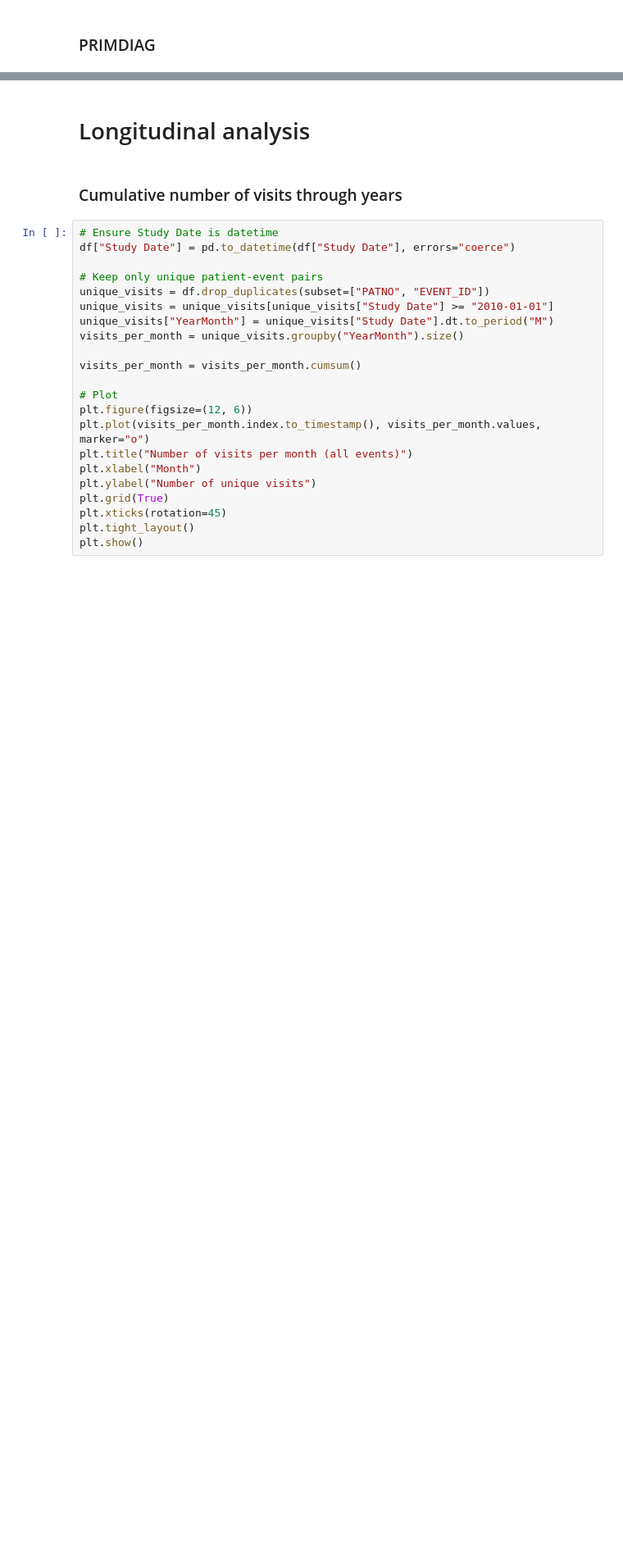
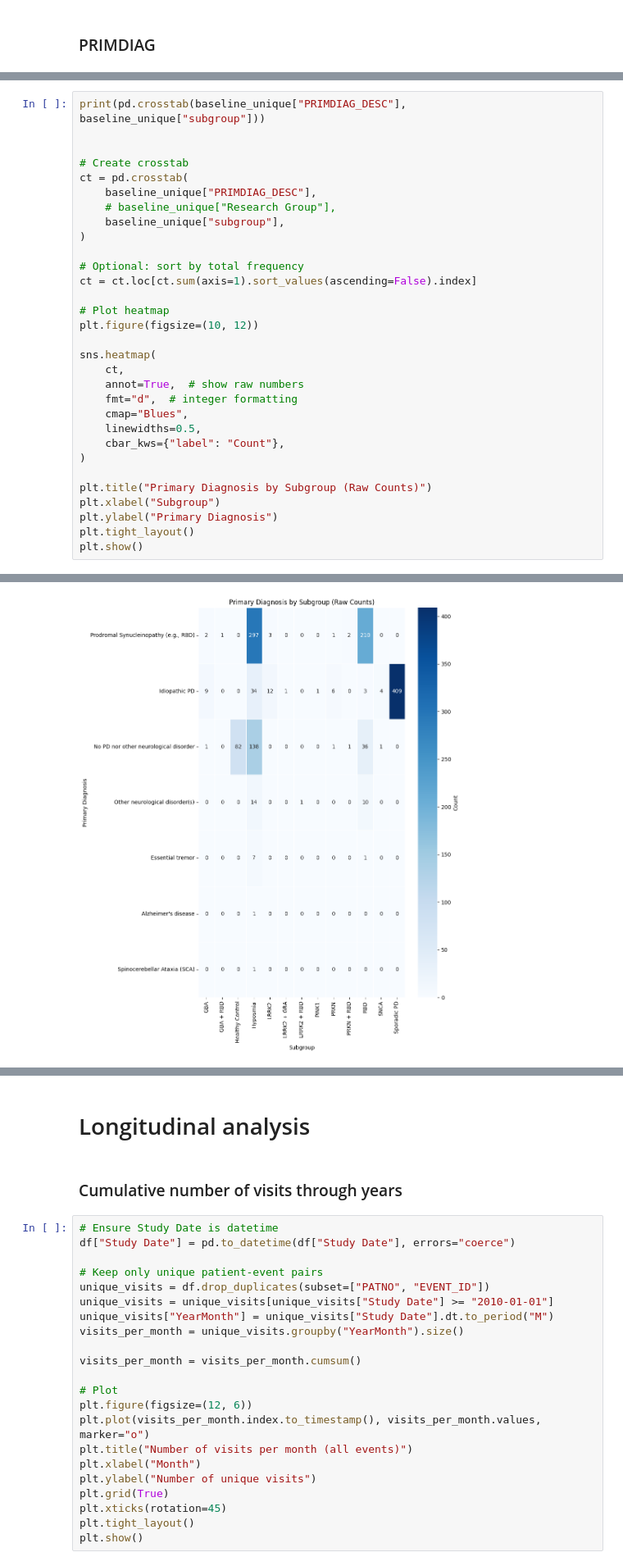
Before and after one commit to PierreFalconnier/mri-preprocessing, a Jupyter notebook: csv_exploration/PPMI_explo/PPMI_utlimate_exploration.ipynb, the cells around one changed output, grey strips where cells are left out. Shown at 82% size. Saved outputs shown, nothing was run; the diff lists cells and outputs as text; blank space fills up the shorter version.

```diff
--- a/csv_exploration/PPMI_explo/PPMI_utlimate_exploration.ipynb
+++ b/csv_exploration/PPMI_explo/PPMI_utlimate_exploration.ipynb
@@ -389,0 +478,32 @@ plot_bar(
+# %%
+print(pd.crosstab(baseline_unique["PRIMDIAG_DESC"], baseline_unique["subgroup"]))
+
+
+# Create crosstab
+ct = pd.crosstab(
+    baseline_unique["PRIMDIAG_DESC"],
+    # baseline_unique["Research Group"],
+    baseline_unique["subgroup"],
+)
+
+# Optional: sort by total frequency
+ct = ct.loc[ct.sum(axis=1).sort_values(ascending=False).index]
+
+# Plot heatmap
+plt.figure(figsize=(10, 12))
+
+sns.heatmap(
+    ct,
+    annot=True,  # show raw numbers
+    fmt="d",  # integer formatting
+    cmap="Blues",
+    linewidths=0.5,
+    cbar_kws={"label": "Count"},
+)
+
+plt.title("Primary Diagnosis by Subgroup (Raw Counts)")
+plt.xlabel("Subgroup")
+plt.ylabel("Primary Diagnosis")
+plt.tight_layout()
+plt.show()
+# %% [output]
@@ -389,0 +527 @@ plot_bar(
+[figure, added]
```
Also changed, not shown: parts of 39 cells of this notebook.
